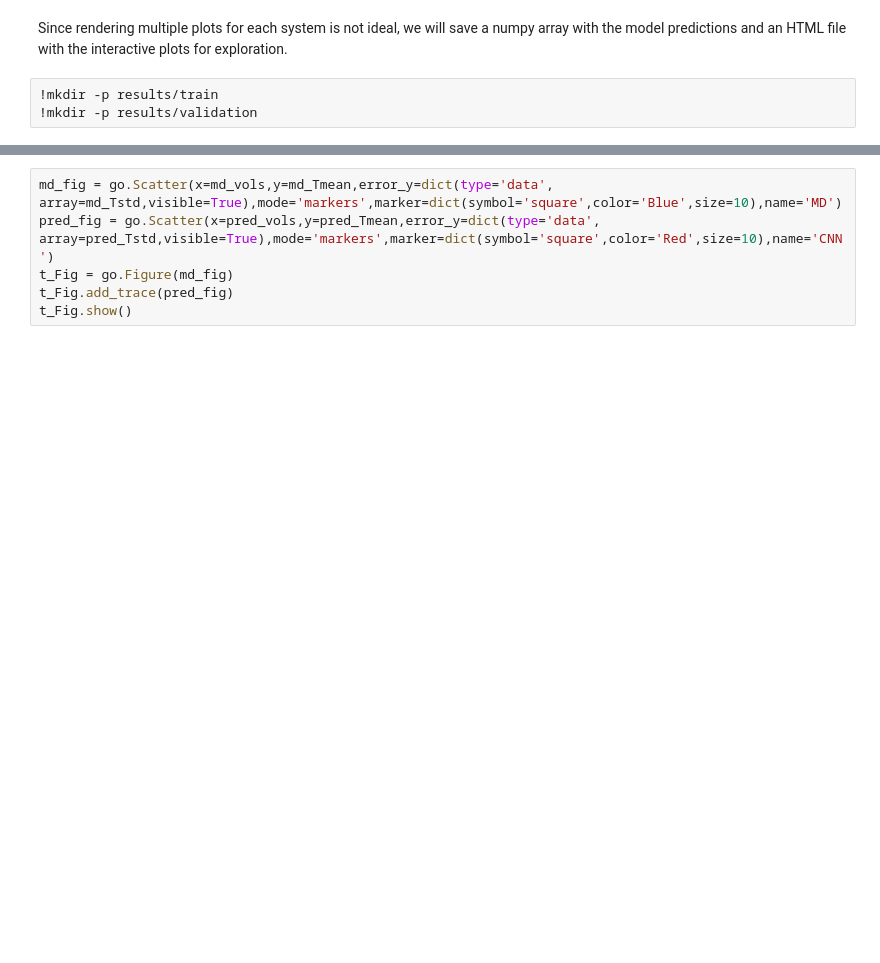
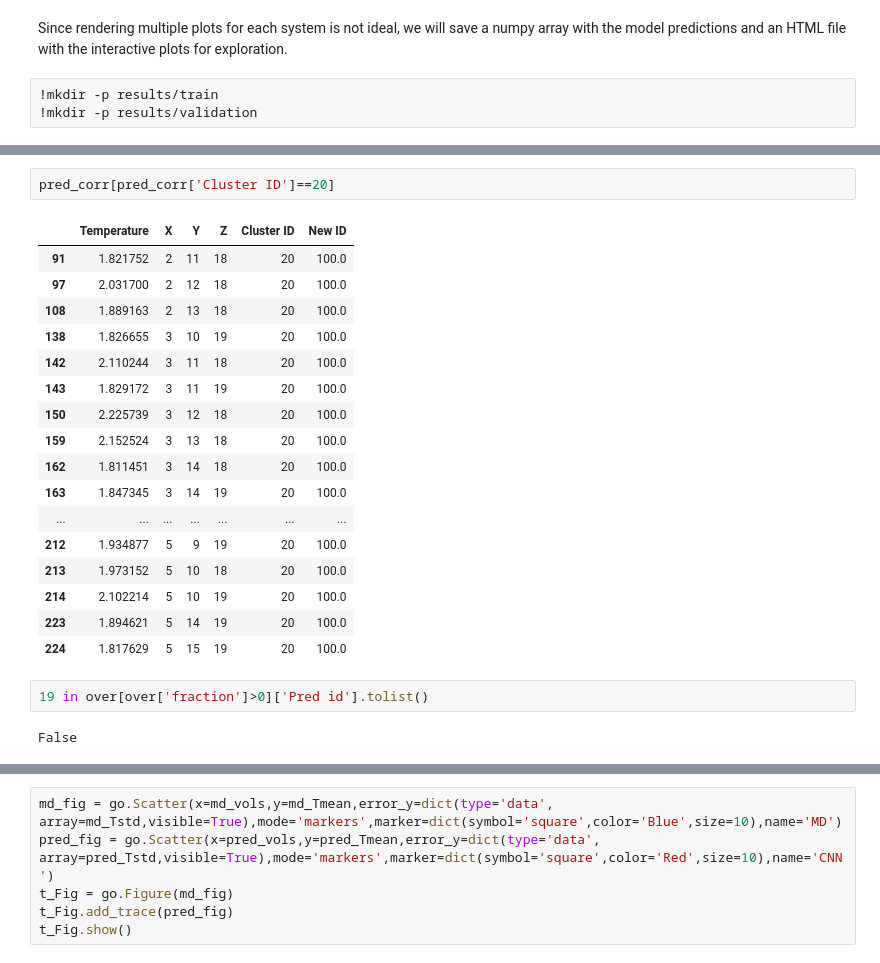
Before and after one commit to Jverduzc/MISTnet, a Jupyter notebook: CNN_Model.ipynb, the cells around one changed output, grey strips where cells are left out. Cells and saved outputs as stored; diff of their text form; blank space fills up the shorter version.

```diff
--- a/CNN_Model.ipynb
+++ b/CNN_Model.ipynb
@@ -736,0 +826,24 @@ pred_fig.show()
+# %%
+pred_corr[pred_corr['Cluster ID']==20]
+# %% [output]
+|  | Temperature | X | Y | Z | Cluster ID | New ID |
+| 91 | 1.821752 | 2 | 11 | 18 | 20 | 100.0 |
+| 97 | 2.031700 | 2 | 12 | 18 | 20 | 100.0 |
+| 108 | 1.889163 | 2 | 13 | 18 | 20 | 100.0 |
+| 138 | 1.826655 | 3 | 10 | 19 | 20 | 100.0 |
+| 142 | 2.110244 | 3 | 11 | 18 | 20 | 100.0 |
+| 143 | 1.829172 | 3 | 11 | 19 | 20 | 100.0 |
+| 150 | 2.225739 | 3 | 12 | 18 | 20 | 100.0 |
+| 159 | 2.152524 | 3 | 13 | 18 | 20 | 100.0 |
+| 162 | 1.811451 | 3 | 14 | 18 | 20 | 100.0 |
+| 163 | 1.847345 | 3 | 14 | 19 | 20 | 100.0 |
+| ... | ... | ... | ... | ... | ... | ... |
+| 212 | 1.934877 | 5 | 9 | 19 | 20 | 100.0 |
+| 213 | 1.973152 | 5 | 10 | 18 | 20 | 100.0 |
+| 214 | 2.102214 | 5 | 10 | 19 | 20 | 100.0 |
+| 223 | 1.894621 | 5 | 14 | 19 | 20 | 100.0 |
+| 224 | 1.817629 | 5 | 15 | 19 | 20 | 100.0 |
+# %%
+19 in over[over['fraction']>0]['Pred id'].tolist()
+# %% [output]
+False
```
Also changed, not shown: parts of 20 cells of this notebook.
